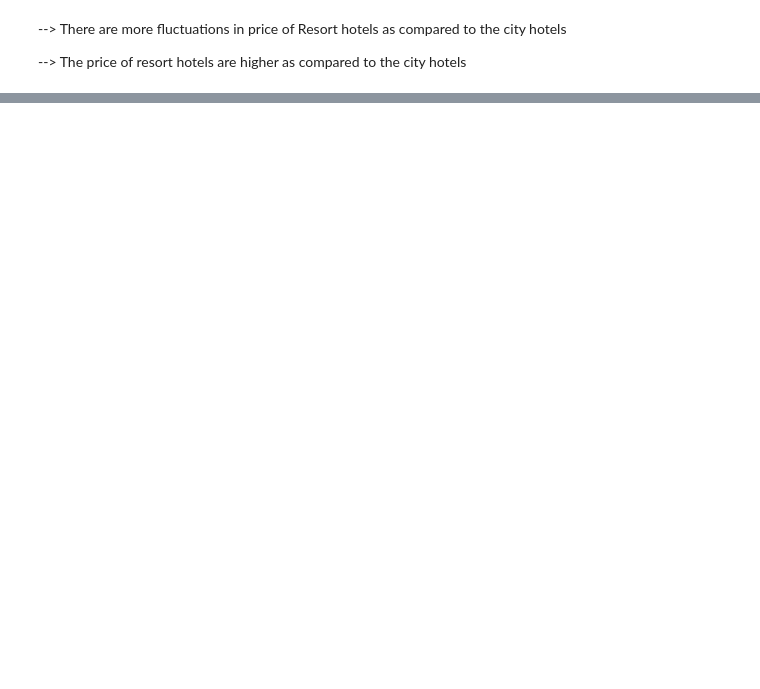
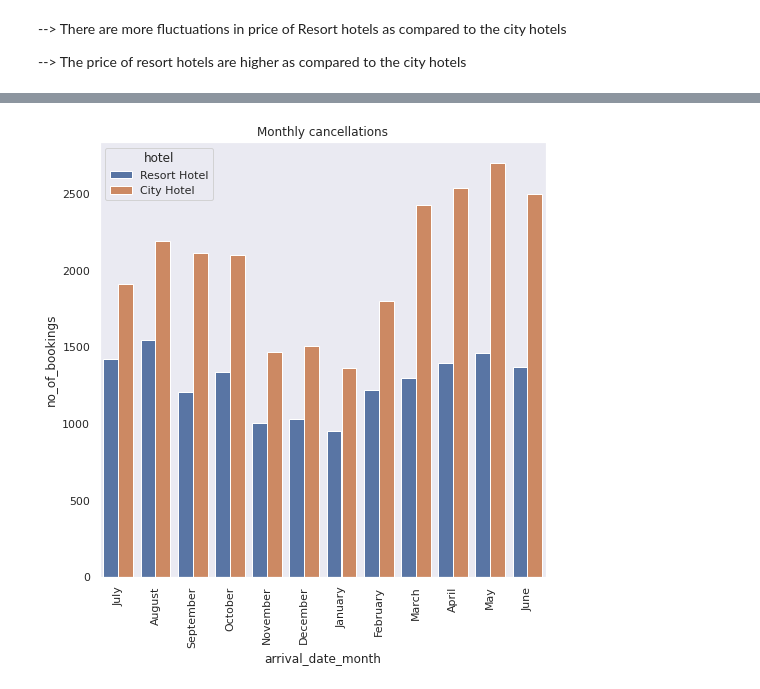
Before and after one commit to SomyaH99/Data_analysis_0f_Hotel_bookings, a Jupyter notebook: Hotel_Booking_Analysis_Capstone_Project.ipynb, the cells around one changed output, grey strips where cells are left out. Saved outputs shown, nothing was run; the diff lists cells and outputs as text; code cells hidden in the pictures; blank space fills up the shorter version.

```diff
--- a/Hotel_Booking_Analysis_Capstone_Project.ipynb
+++ b/Hotel_Booking_Analysis_Capstone_Project.ipynb
@@ -294,0 +324,15 @@ See the caveats in the documentation: https://pandas.pydata.org/pandas-docs/stab
+# %%
+df_copy1= df.copy()
+df_copy1['no_of_bookings']= 1
+df_copy1.loc[(df_copy1.arrival_date_month== 'July')| (df_copy1.arrival_date_month== 'August'),'no_of_bookings']/=3
+df_copy1.loc[~((df_copy1.arrival_date_month== 'July')| (df_copy1.arrival_date_month== 'August')),'no_of_bookings']/=2
+df_copy1.sample(100)
+b= df_copy1[df_copy1.booking_cancel_status == 1]
+month_sorted = ['January','February','March','April','May','June','July','August','September','October','November','December']
+sns.set(style="dark")
+plt.title("Monthly cancellations")
+sns.barplot(x= 'arrival_date_month', y= 'no_of_bookings', hue= df_copy1['hotel'], estimator= sum, data= df_copy1)
+plt.xticks(rotation = 90)
+plt.show()
+# %% [output]
+[figure, added]
```
Also changed, not shown: parts of 12 cells of this notebook.
